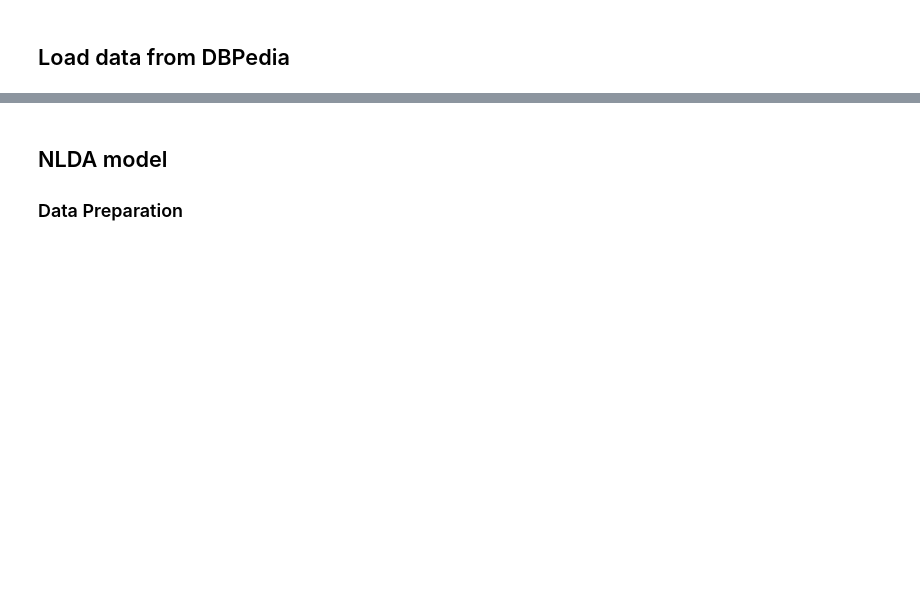
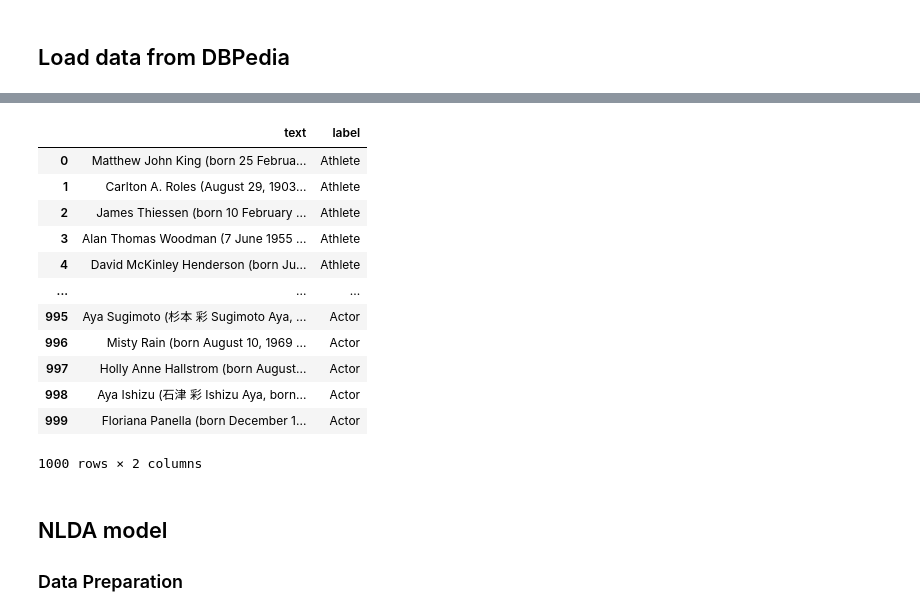
Before and after one commit to NeilChenccc/Optimization-Topic-Modeling, a Jupyter notebook: Project_Source_Code.ipynb, the cells around one changed output, grey strips where cells are left out. Drawn from its saved outputs; the diff is of its cells as text; code cells hidden in the pictures; blank space fills up the shorter version.

```diff
--- a/Project_Source_Code.ipynb
+++ b/Project_Source_Code.ipynb
@@ -51,3 +9,30 @@ data
+# %%
+data = data[(data.l1 == "Agent") &(data.l2.isin(["Athlete", "Politician", "Artist", "Actor"]))].reset_index(drop=True)
+# %%
+data = data[["text","l2"]]
+# %%
+data_ath, _ = train_test_split(data[data.l2 == "Athlete"],train_size=250, random_state=561)
+data_pol, _ = train_test_split(data[data.l2 == "Politician"],train_size=250, random_state=561)
+data_art, _ = train_test_split(data[data.l2 == "Artist"],train_size=250, random_state=561)
+data_act, _ = train_test_split(data[data.l2 == "Actor"],train_size=250, random_state=561)
+# %%
+data_raw = pd.concat([data_ath, data_pol, data_art, data_act]).reset_index(drop=True).rename(columns = {"l2":"label"})
+# %%
+data_raw
+# %% [output]
+|  | text | label |
+| 0 | Matthew John King (born 25 Februa... | Athlete |
+| 1 | Carlton A. Roles (August 29, 1903... | Athlete |
+| 2 | James Thiessen (born 10 February ... | Athlete |
+| 3 | Alan Thomas Woodman (7 June 1955 ... | Athlete |
+| 4 | David McKinley Henderson (born Ju... | Athlete |
+| ... | ... | ... |
+| 995 | Aya Sugimoto (杉本 彩 Sugimoto Aya, ... | Actor |
+| 996 | Misty Rain (born August 10, 1969 ... | Actor |
+| 997 | Holly Anne Hallstrom (born August... | Actor |
+| 998 | Aya Ishizu (石津 彩 Ishizu Aya, born... | Actor |
+| 999 | Floriana Panella (born December 1... | Actor |
+1000 rows × 2 columns
 # %% [markdown]
 ## NLDA model
 ### Data Preparation
```
Also changed, not shown: parts of 36 cells of this notebook, 7 other files.
